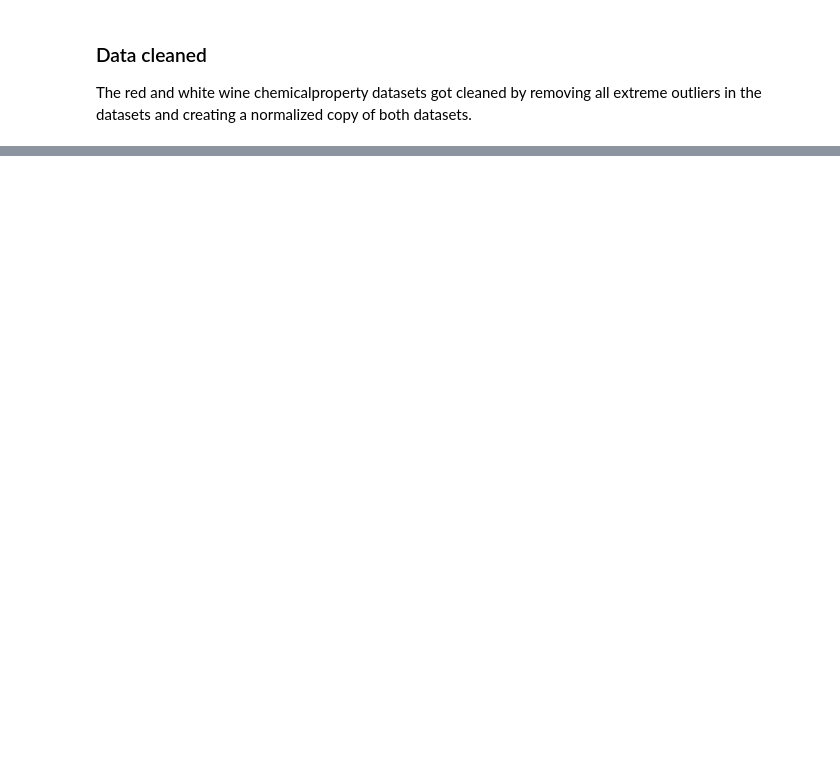
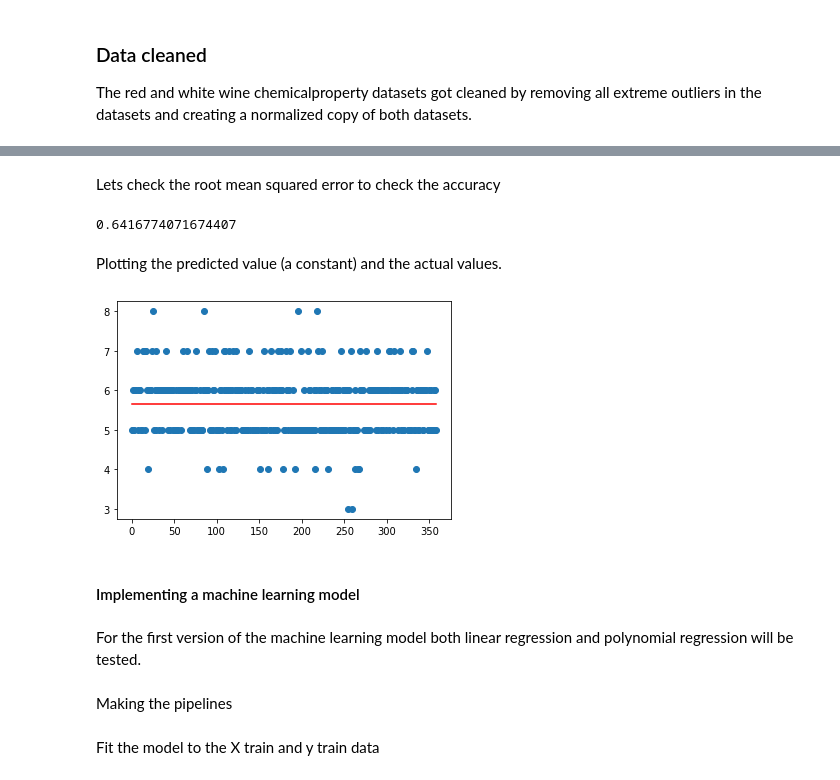
Before and after one commit to m-jeu/CM_0, a Jupyter notebook: research_iteration_2.ipynb, the cells around one changed output, grey strips where cells are left out. Saved outputs shown, nothing was run; the diff lists cells and outputs as text; code cells hidden in the pictures; blank space fills up the shorter version.

```diff
--- a/research_iteration_2.ipynb
+++ b/research_iteration_2.ipynb
@@ -249,6 +371,3 @@ Because we want to work with a classifier algorithm we will consider the quality
-# %%
-dataset_red[[target_var]] = dataset_red[target_var].astype("category")
-dataset_white[[target_var]] = dataset_white[target_var].astype("category")
 # %% [markdown]
 We can now move on to checking and removing any NA values in the datasets.
 # %%
@@ -292,0 +431,3 @@ The red and white wine chemicalproperty datasets got cleaned by removing all ext
+# %%
+X_red, y_red = dataset_red[feature_vars], dataset_red[target_var]
+X_train_red, X_test_red, y_train_red, y_test_red = train_test_split(X_red, y_red, random_state=0)
@@ -292,0 +438,24 @@ The red and white wine chemicalproperty datasets got cleaned by removing all ext
+# %%
+baseline_red = py_lib.DumbRegressor(y_red)
+# %%
+base_line_predictions_red = baseline_red.predict(X_test_red)
+# %% [markdown]
+Lets check the root mean squared error to check the accuracy
+# %%
+sk.metrics.mean_squared_error(y_test_red, base_line_predictions_red)
+# %% [output]
+0.6416774071674407
+# %% [markdown]
+Plotting the predicted value (a constant) and the actual values.
+# %%
+plt.plot(base_line_predictions_red, c='r')
+plt.scatter(x=np.arange(len(X_test_red)), y=y_test_red)
+plt.show()
+# %% [output]
+[figure, added]
+# %% [markdown]
+<h4>Implementing a machine learning model</h4>
+# %% [markdown]
+For the first version of the machine learning model both linear regression and polynomial regression will be tested.
+# %% [markdown]
+Making the pipelines
@@ -292,0 +465,2 @@ The red and white wine chemicalproperty datasets got cleaned by removing all ext
+# %% [markdown]
+Fit the model to the X train and y train data
```
Also changed, not shown: parts of 54 cells of this notebook.
